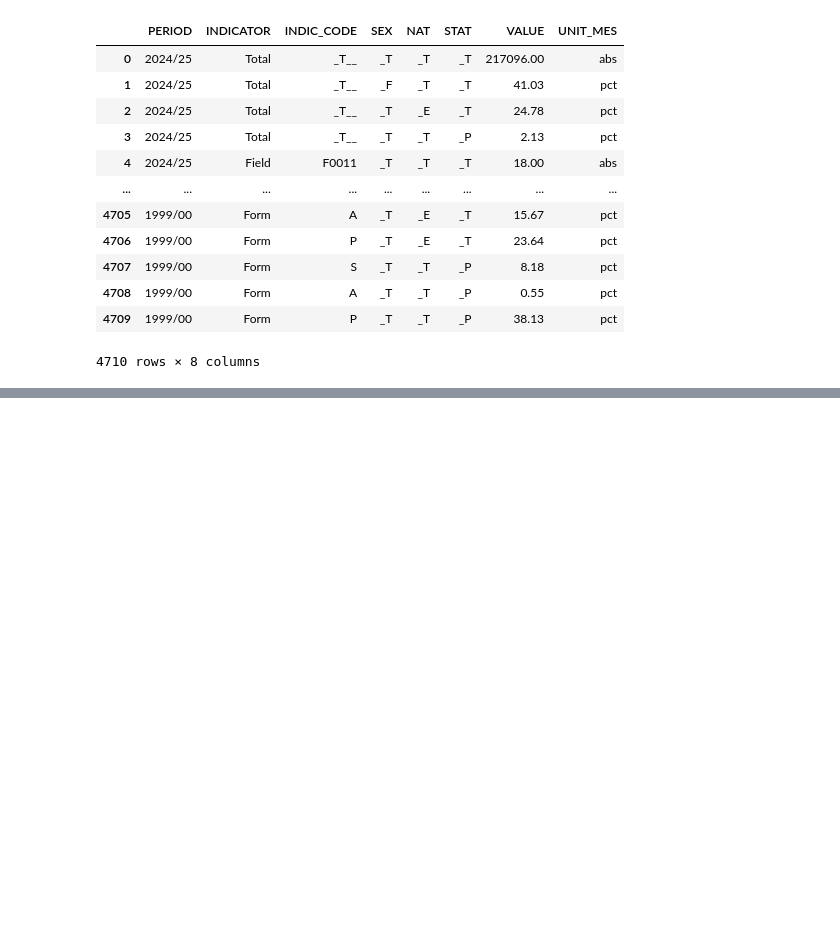
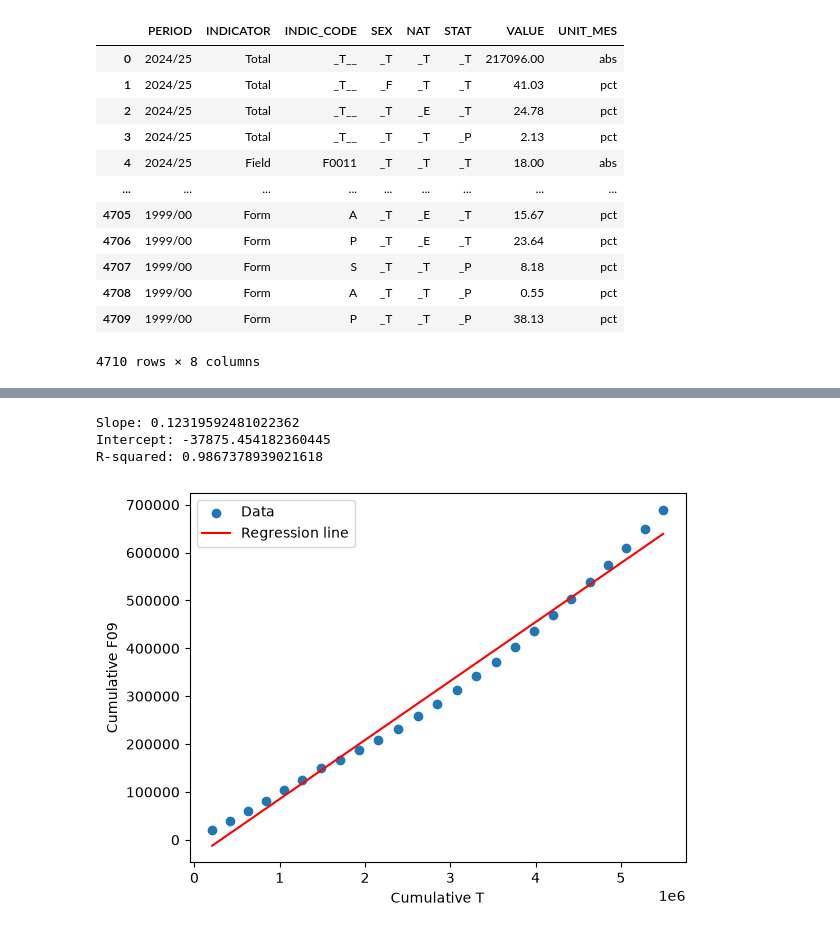
Before and after one commit to anxetxe/Data-Analysis-with-Python-HS2026, a Jupyter notebook: Project Education/data_wrangling_educ.ipynb, the cells around one changed output, grey strips where cells are left out. Drawn from its saved outputs; the diff is of its cells as text; code cells hidden in the pictures; blank space fills up the shorter version.

```diff
--- a/Project Education/data_wrangling_educ.ipynb
+++ b/Project Education/data_wrangling_educ.ipynb
@@ -33,0 +176,5 @@ AttributeError: 'Series' object has no attribute 'columns'
+# %%
+t_data = data[data["Indic_group"] == "T"] #creating table with only T
+f09_data = data[data["Indic_group"] == "F09"] #creating table with only F09
+
+print(len(t_data), len(f09_data)) #sanity check --> this makes sense since for total we should have exactly 25 datapoints
@@ -33,0 +183,6 @@ AttributeError: 'Series' object has no attribute 'columns'
+# %%
+t_sum = t_data.groupby("PERIOD_norm")["VALUE"].sum()
+f09_sum = f09_data.groupby("PERIOD_norm")["VALUE"].sum()
+
+print(t_sum)
+print(f09_sum)
@@ -33,0 +207,6 @@ AttributeError: 'Series' object has no attribute 'columns'
+# %%
+t_cum = t_sum.cumsum() #cummulative values
+print(t_cum)
+
+f09_cum = f09_sum.cumsum()
+print(f09_cum)
@@ -33,0 +231,27 @@ AttributeError: 'Series' object has no attribute 'columns'
+# %%
+#regression (from Claude):
+
+import numpy as np
+
+slope, intercept = np.polyfit(t_cum, f09_cum, 1)
+r = np.corrcoef(t_cum, f09_cum)[0, 1]
+
+print("Slope:", slope)
+print("Intercept:", intercept)
+print("R-squared:", r ** 2)
+# %% [output]
+Slope: 0.12319592481022362
+Intercept: -37875.454182360445
+R-squared: 0.9867378939021618
+# %%
+#first graph: got the frame for plots with matplotlib from Claude and tried to build it myself
+
+import matplotlib.pyplot as plt
+
+plt.scatter(t_cum, f09_cum, label="Data")
+plt.plot(t_cum, intercept + slope * t_cum, color="red", label="Regression line")
+plt.xlabel("Cumulative T")
+plt.ylabel("Cumulative F09")
+plt.legend()
+# %% [output]
+[figure, added]
```
Also changed, not shown: parts of 16 cells of this notebook.
